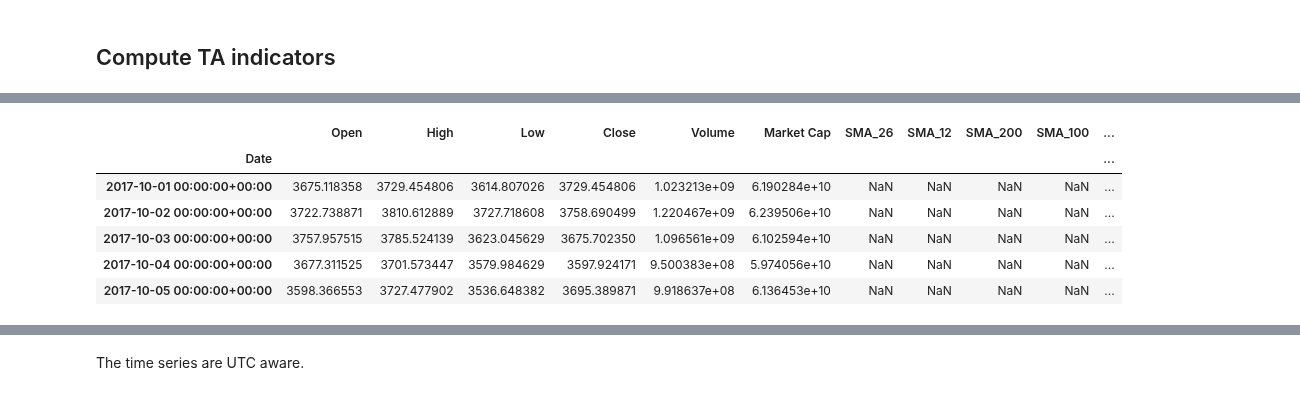
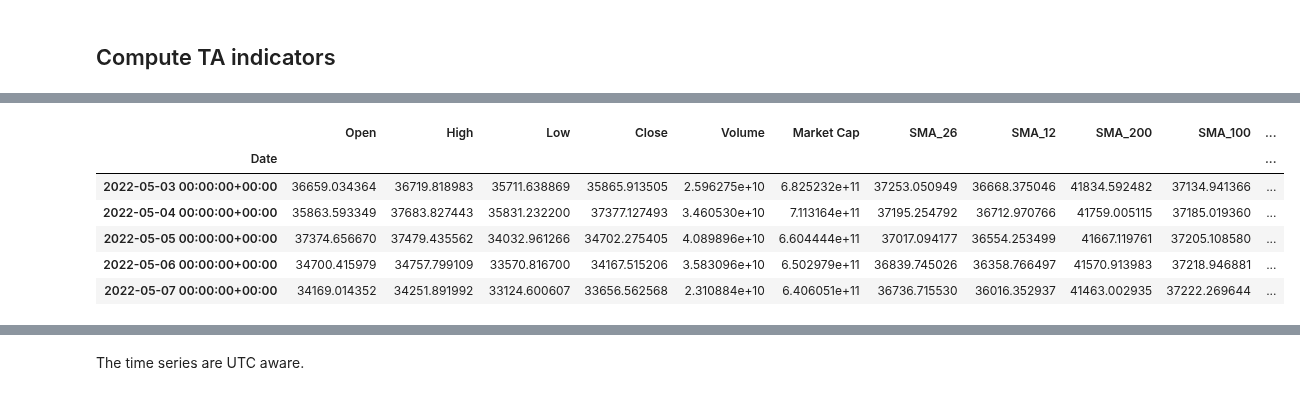
Before and after one commit to giocaizzi/surfingcrypto, a Jupyter notebook: docsrc/source/examples/ts.ipynb, the cells around one changed output, grey strips where cells are left out. Saved outputs shown, nothing was run; the diff lists cells and outputs as text; code cells hidden in the pictures.

```diff
--- a/docsrc/source/examples/ts.ipynb
+++ b/docsrc/source/examples/ts.ipynb
@@ -5,15 +5,10 @@ The object `surfingcrypto.ts.TS` is specifically designed for cryptocurrencies p
 
 To initiate the object, first load the package configuration.
 # %%
-from surfingcrypto import Config,TS
-coins={
-    "BTC":"",
-    "ETH":"",
-    "MATIC":"",
-    "ADA":"",
-    "SOL":""
-}
-c = Config(coins,"/Users/giorgiocaizzi/Documents/GitHub/surfingcrypto/config")
+from surfingcrypto import Config, TS
+
+coins = {"BTC": "", "ETH": "", "MATIC": "", "ADA": "", "SOL": ""}
+c = Config(coins, "/Users/giorgiocaizzi/Documents/GitHub/surfingcrypto/config")
 # %% [markdown]
 Itiate a `TS` object by passing the `Config` object and specify the `coin` code string.
 
@@ -31,11 +38,11 @@ ts=TS(c,coin="BTC")
 # %%
 ts.ta_indicators()
-ts.df.head()
+ts.df.tail()
 # %% [output]
 |  | Open | High | Low | Close | Volume | Market Cap | SMA_26 | SMA_12 | SMA_200 | SMA_100 | ... |
 | Date |  |  |  |  |  |  |  |  |  |  | ... |
-| 2017-10-01 00:00:00+00:00 | 3675.118358 | 3729.454806 | 3614.807026 | 3729.454806 | 1.023213e+09 | 6.190284e+10 | NaN | NaN | NaN | NaN | ... |
-| 2017-10-02 00:00:00+00:00 | 3722.738871 | 3810.612889 | 3727.718608 | 3758.690499 | 1.220467e+09 | 6.239506e+10 | NaN | NaN | NaN | NaN | ... |
-| 2017-10-03 00:00:00+00:00 | 3757.957515 | 3785.524139 | 3623.045629 | 3675.702350 | 1.096561e+09 | 6.102594e+10 | NaN | NaN | NaN | NaN | ... |
-| 2017-10-04 00:00:00+00:00 | 3677.311525 | 3701.573447 | 3579.984629 | 3597.924171 | 9.500383e+08 | 5.974056e+10 | NaN | NaN | NaN | NaN | ... |
-| 2017-10-05 00:00:00+00:00 | 3598.366553 | 3727.477902 | 3536.648382 | 3695.389871 | 9.918637e+08 | 6.136453e+10 | NaN | NaN | NaN | NaN | ... |
+| 2022-05-03 00:00:00+00:00 | 36659.034364 | 36719.818983 | 35711.638869 | 35865.913505 | 2.596275e+10 | 6.825232e+11 | 37253.050949 | 36668.375046 | 41834.592482 | 37134.941366 | ... |
+| 2022-05-04 00:00:00+00:00 | 35863.593349 | 37683.827443 | 35831.232200 | 37377.127493 | 3.460530e+10 | 7.113164e+11 | 37195.254792 | 36712.970766 | 41759.005115 | 37185.019360 | ... |
+| 2022-05-05 00:00:00+00:00 | 37374.656670 | 37479.435562 | 34032.961266 | 34702.275405 | 4.089896e+10 | 6.604444e+11 | 37017.094177 | 36554.253499 | 41667.119761 | 37205.108580 | ... |
+| 2022-05-06 00:00:00+00:00 | 34700.415979 | 34757.799109 | 33570.816700 | 34167.515206 | 3.583096e+10 | 6.502979e+11 | 36839.745026 | 36358.766497 | 41570.913983 | 37218.946881 | ... |
+| 2022-05-07 00:00:00+00:00 | 34169.014352 | 34251.891992 | 33124.600607 | 33656.562568 | 2.310884e+10 | 6.406051e+11 | 36736.715530 | 36016.352937 | 41463.002935 | 37222.269644 | ... |
```
Also changed, not shown: parts of 4 cells of this notebook, 7 other files.
